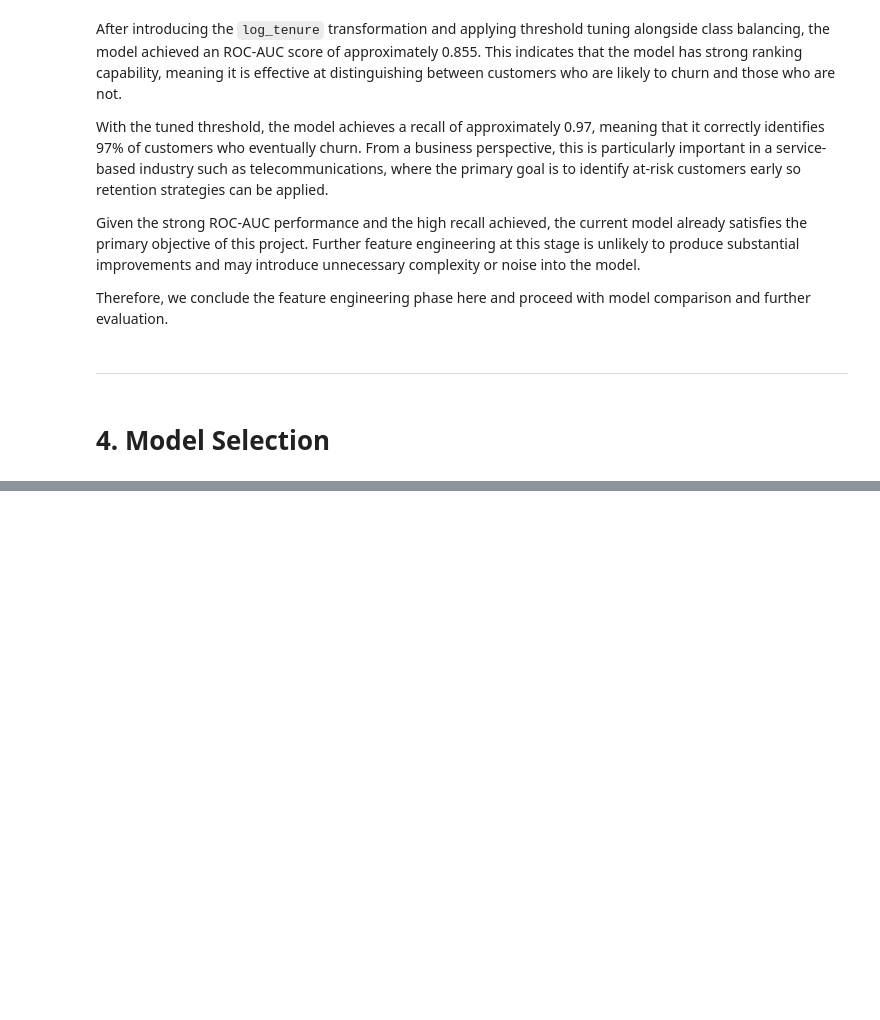
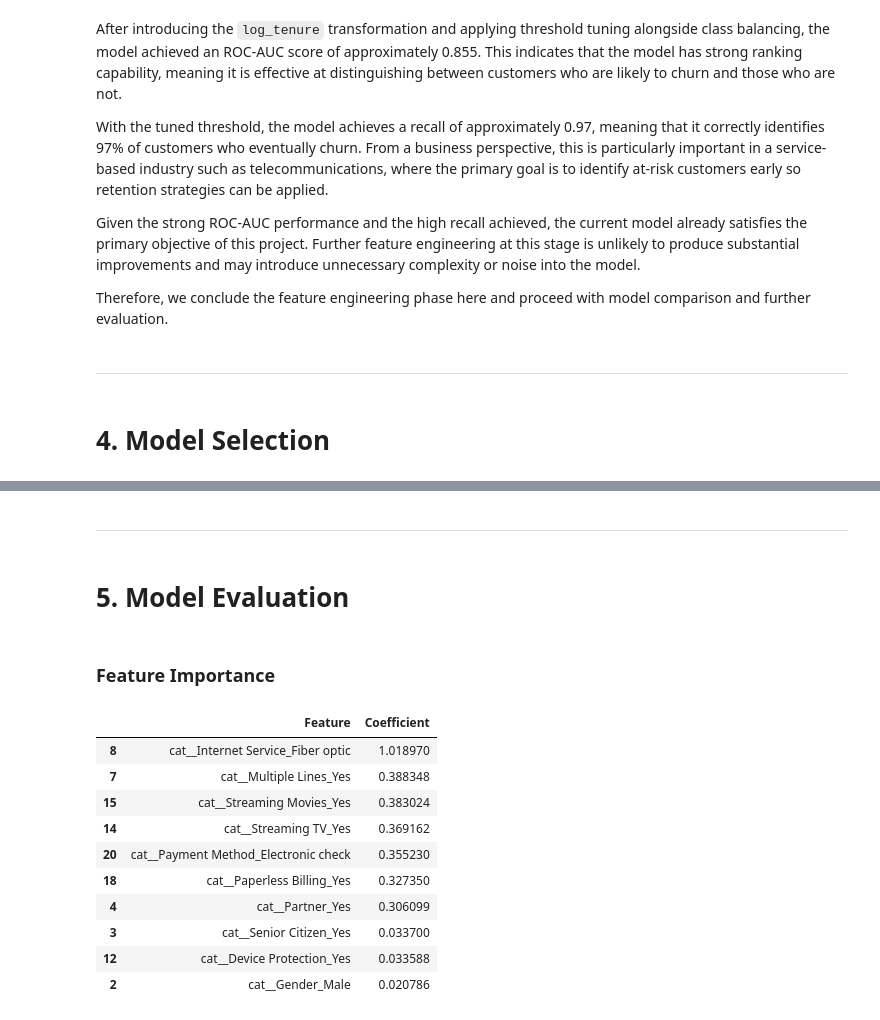
Before and after one commit to alinazir105/Customer-Intelligence-System, a Jupyter notebook: Notebook.ipynb, the cells around one changed output, grey strips where cells are left out. Cells and saved outputs as stored; diff of their text form; code cells hidden in the pictures; blank space fills up the shorter version.

```diff
--- a/Notebook.ipynb
+++ b/Notebook.ipynb
@@ -947,0 +982,4 @@ preprocessor = ColumnTransformer(
+# %% [markdown]
+---
+# %% [markdown]
+# 5. Model Evaluation
@@ -947,0 +989,2 @@ preprocessor = ColumnTransformer(
+# %% [markdown]
+### Feature Importance
@@ -947,0 +999,17 @@ preprocessor = ColumnTransformer(
+# %%
+top_risk = importance.head(10)
+top_retention = importance.tail(10)
+# %%
+top_risk
+# %% [output]
+|  | Feature | Coefficient |
+| 8 | cat__Internet Service_Fiber optic | 1.018970 |
+| 7 | cat__Multiple Lines_Yes | 0.388348 |
+| 15 | cat__Streaming Movies_Yes | 0.383024 |
+| 14 | cat__Streaming TV_Yes | 0.369162 |
+| 20 | cat__Payment Method_Electronic check | 0.355230 |
+| 18 | cat__Paperless Billing_Yes | 0.327350 |
+| 4 | cat__Partner_Yes | 0.306099 |
+| 3 | cat__Senior Citizen_Yes | 0.033700 |
+| 12 | cat__Device Protection_Yes | 0.033588 |
+| 2 | cat__Gender_Male | 0.020786 |
```
Also changed, not shown: parts of 24 cells of this notebook.
